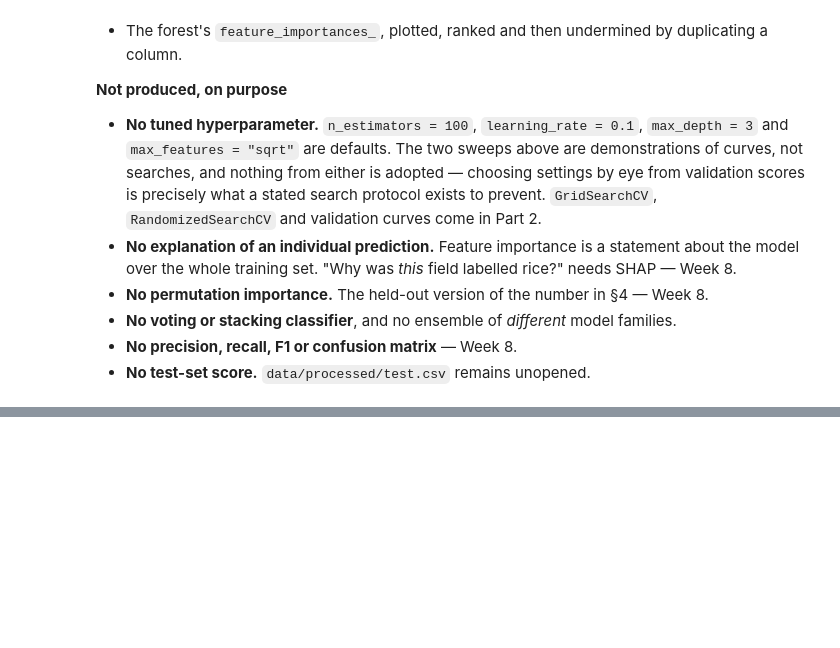
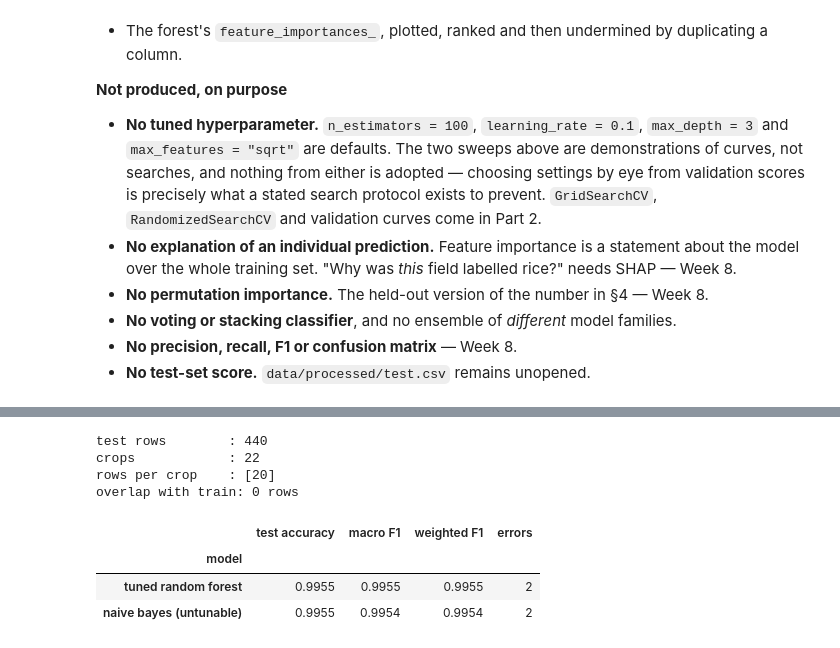
Before and after one commit to Raj-Indra-Asura/Crop-Recommendation-System, a Jupyter notebook: notebooks/06_model_selection.ipynb, the cells around one changed output, grey strips where cells are left out. Cells and saved outputs as stored; diff of their text form; code cells hidden in the pictures; blank space fills up the shorter version.

```diff
--- a/notebooks/06_model_selection.ipynb
+++ b/notebooks/06_model_selection.ipynb
@@ -678,0 +973,43 @@ protocol         : 5-fold stratified CV, seed 42, on data/processed/train.csv
+# %%
+test = pd.read_csv(TEST_PATH)
+X_test = test[FEATURES]
+y_test = test[TARGET_COLUMN]
+
+print("test rows        :", len(test))
+print("crops            :", y_test.nunique())
+print("rows per crop    :", y_test.value_counts().unique())
+print("overlap with train:", len(pd.merge(train, test, how="inner")), "rows")
+# %% [output]
+test rows        : 440
+crops            : 22
+rows per crop    : [20]
+overlap with train: 0 rows
+# %%
+tuned_forest = forest_search["best_estimator"]
+tuned_naive_bayes = naive_bayes_search["best_estimator"]
+
+finalists = {
+    "tuned random forest": tuned_forest,
+    "naive bayes (untunable)": tuned_naive_bayes,
+}
+
+held_out = pd.DataFrame(
+    [
+        {
+            "model": name,
+            "test accuracy": round(scored["accuracy"], 4),
+            "macro F1": round(scored["macro_f1"], 4),
+            "weighted F1": round(scored["weighted_f1"], 4),
+            "errors": scored["n_samples"] - round(scored["accuracy"] * scored["n_samples"]),
+        }
+        for name, model in finalists.items()
+        for scored in [evaluate_model(model, X_test, y_test)]
+    ]
+).set_index("model")
+
+held_out
+# %% [output]
+|  | test accuracy | macro F1 | weighted F1 | errors |
+| model |  |  |  |  |
+| tuned random forest | 0.9955 | 0.9955 | 0.9955 | 2 |
+| naive bayes (untunable) | 0.9955 | 0.9954 | 0.9954 | 2 |
```
Also changed, not shown: parts of 27 cells of this notebook.
